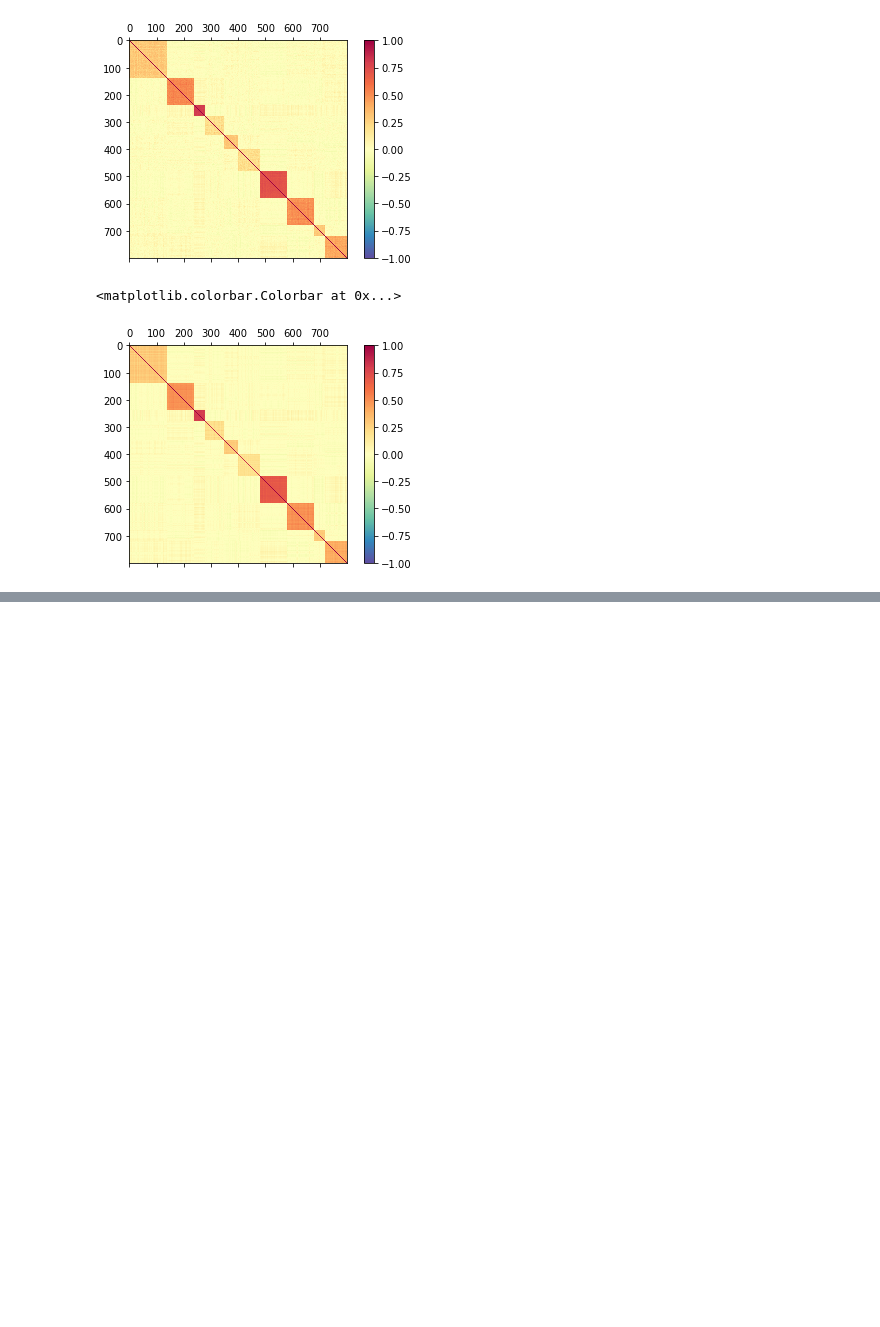
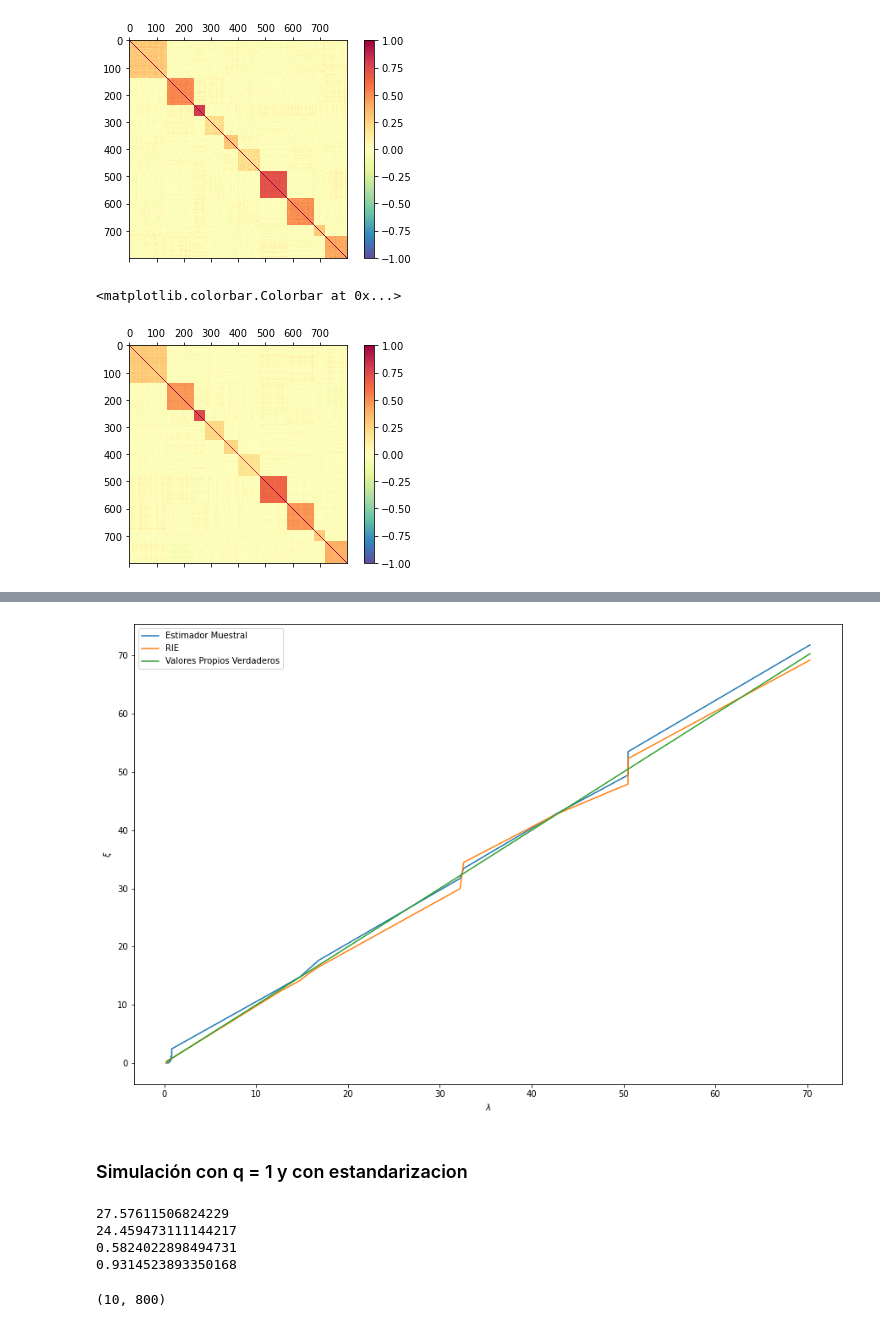
Before and after one commit to jduarte00/tesis, a Jupyter notebook: simulaciones.ipynb, the cells around one changed output, grey strips where cells are left out. Cells and saved outputs as stored; diff of their text form; code cells hidden in the pictures; blank space fills up the shorter version.

```diff
--- a/simulaciones.ipynb
+++ b/simulaciones.ipynb
@@ -338,0 +319,14 @@ plt.show()
+# %%
+#plt.title("Comparación de todos valores propios verdaderos vs valores propios RIE y valores propios muestrales")
+fig, ax = plt.subplots(1,1, figsize=(15,10))
+ax.plot( eigen_true, means_vals_propios_muestral)
+ax.plot( eigen_true, means_vals_propios_rie)
+ax.plot(eigen_true, eigen_true)
+plt.legend(labels=['Estimador Muestral', 'RIE', 'Valores Propios Verdaderos'])
+ax.set(ylabel=r'$\xi$')
+ax.set(xlabel=r'$\lambda$')
+plt.show()
+# %% [output]
+[figure, added]
+# %% [markdown]
+### Simulación con  q = 1 y con estandarizacion
@@ -338,0 +369,17 @@ plt.show()
+# %%
+print(np.mean(frob_muestral))
+print(np.mean(frob_rie))
+print(np.mean(frob_muestral) - np.mean(frob_rie))
+print(np.std(frob_muestral))
+print(np.std(frob_rie))
+# %% [output]
+27.57611506824229
+24.459473111144217
+0.5824022898494731
+0.9314523893350168
+# %%
+vals_propios_muestral = np.array(vals_propios_muestral)
+vals_propios_rie = np.array(vals_propios_rie)
+vals_propios_muestral.shape
+# %% [output]
+(10, 800)
```
Also changed, not shown: parts of 93 cells of this notebook.
